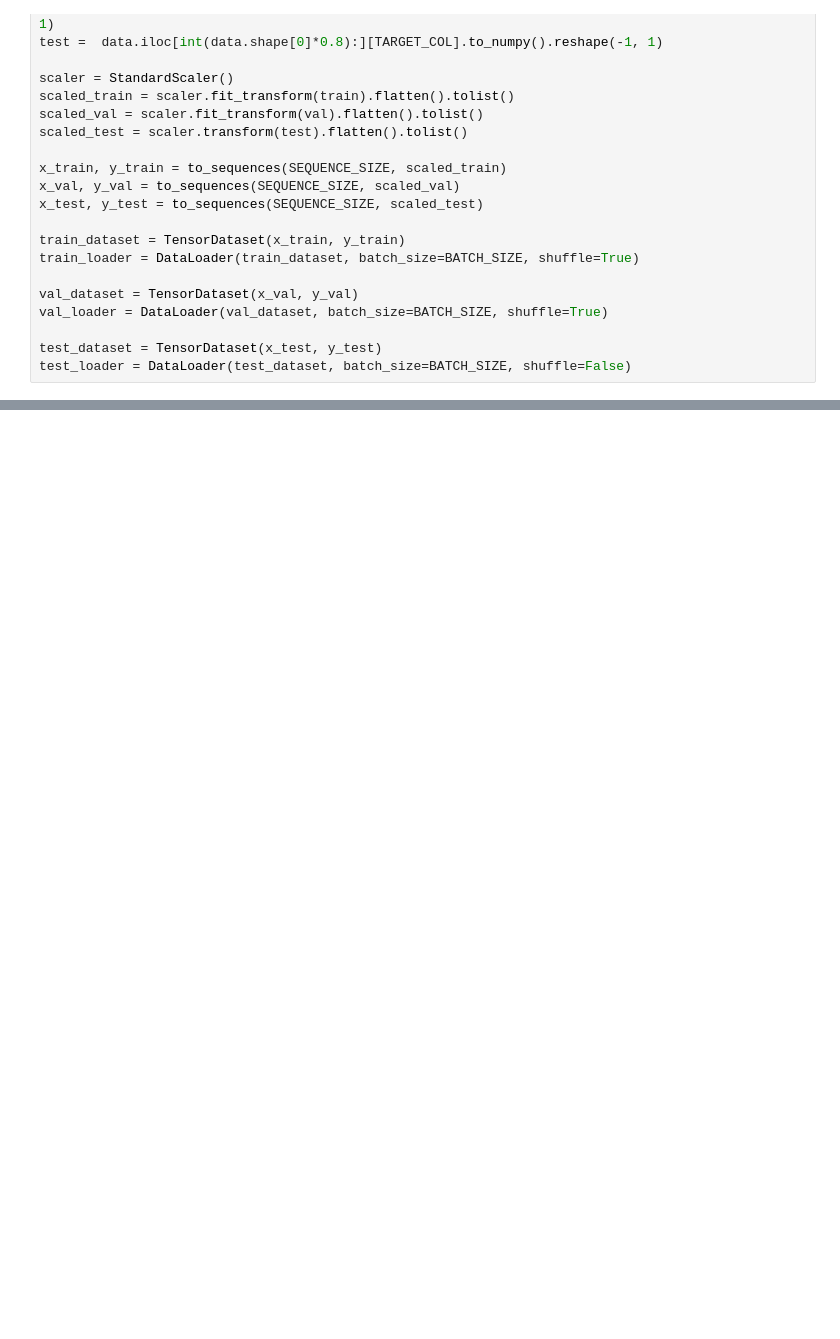
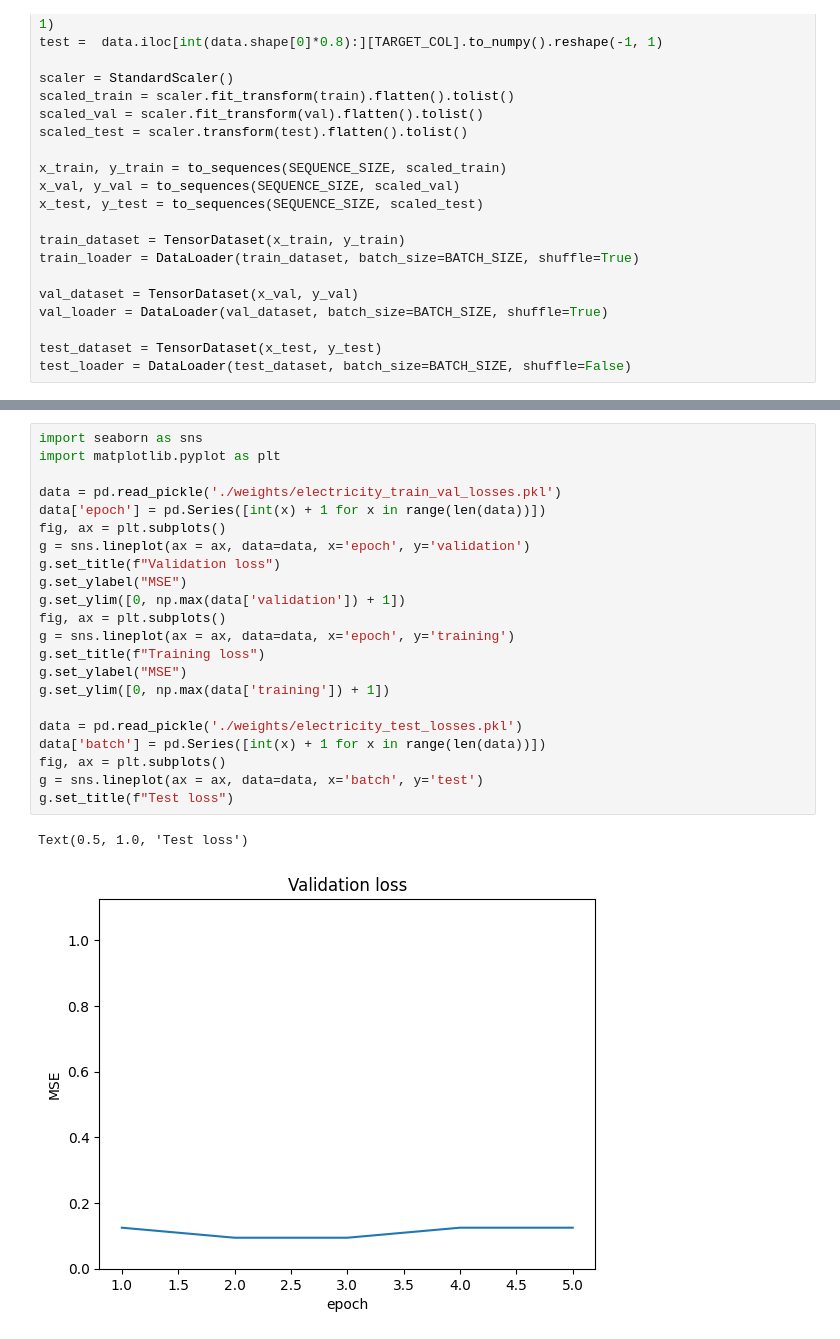
Before and after one commit to avhou/dne, a Jupyter notebook: code/electricity.ipynb, the cells around one changed output, grey strips where cells are left out. Saved outputs shown, nothing was run; the diff lists cells and outputs as text; blank space fills up the shorter version.

Commit message:
pickle losses visualize losses

```diff
--- a/code/electricity.ipynb
+++ b/code/electricity.ipynb
@@ -107 +114,26 @@ Best val model saved to file ./weights/electricity_model_best_val.pth from epoch
 execution done
+# %%
+import seaborn as sns
+import matplotlib.pyplot as plt
+
+data = pd.read_pickle('./weights/electricity_train_val_losses.pkl')
+data['epoch'] = pd.Series([int(x) + 1 for x in range(len(data))])
+fig, ax = plt.subplots()
+g = sns.lineplot(ax = ax, data=data, x='epoch', y='validation')
+g.set_title(f"Validation loss")
+g.set_ylabel("MSE")
+g.set_ylim([0, np.max(data['validation']) + 1])
+fig, ax = plt.subplots()
+g = sns.lineplot(ax = ax, data=data, x='epoch', y='training')
+g.set_title(f"Training loss")
+g.set_ylabel("MSE")
+g.set_ylim([0, np.max(data['training']) + 1])
+
+data = pd.read_pickle('./weights/electricity_test_losses.pkl')
+data['batch'] = pd.Series([int(x) + 1 for x in range(len(data))])
+fig, ax = plt.subplots()
+g = sns.lineplot(ax = ax, data=data, x='batch', y='test')
+g.set_title(f"Test loss")
+# %% [output]
+Text(0.5, 1.0, 'Test loss')
+[figure, added]
```
Also changed, not shown: parts of 2 cells of this notebook, 3 other files.
